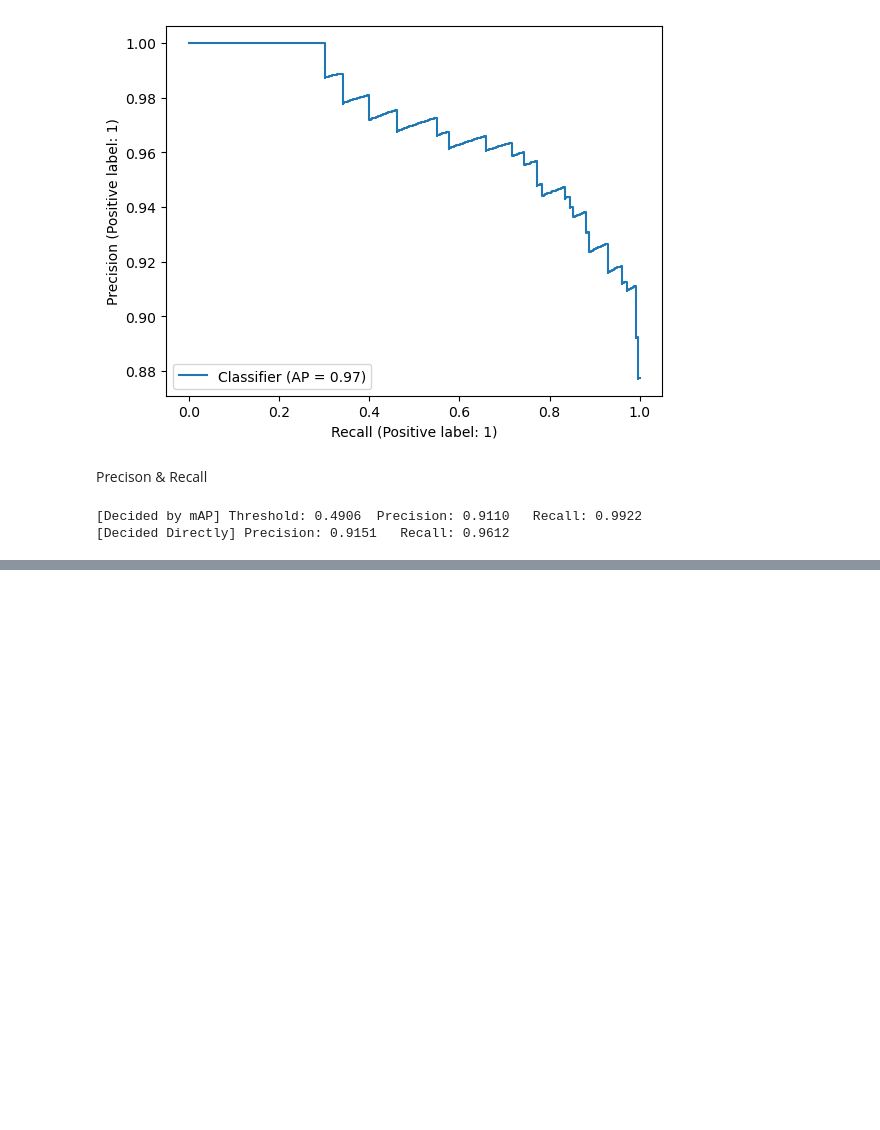
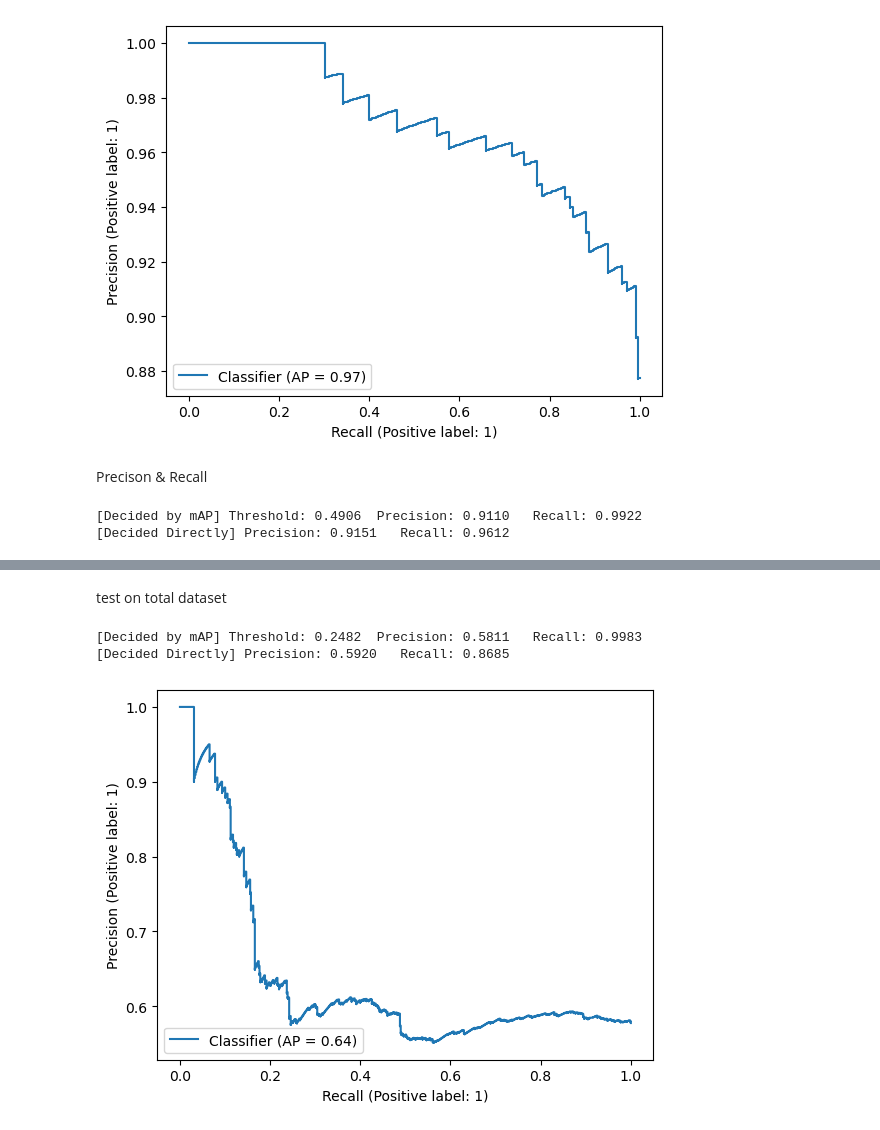
Before and after one commit to EhabWilson/PRML_stairsdetection, a Jupyter notebook: train_svm.ipynb, the cells around one changed output, grey strips where cells are left out. Cells and saved outputs as stored; diff of their text form; code cells hidden in the pictures; blank space fills up the shorter version.

```diff
--- a/train_svm.ipynb
+++ b/train_svm.ipynb
@@ -135,0 +138,26 @@ print(f"[Decided Directly] Precision: {precision_score(labels_test, labels_pred)
+# %%
+from pathlib import Path
+
+def load_data_from_dir(data_dir):
+
+    imgs = []
+    labels = []
+
+    for img_path in Path(data_dir).rglob('*.jpg'):
+        img_path = str(img_path)
+        label = 0 if 'no_stairs' in img_path else 1
+        imgs.append(img_path)
+        labels.append(label)
+
+    # images to array
+    imgs = [transform(img) for img in imgs]
+    imgs = [np.array(img).reshape(-1) / 255 - 0.5 for img in imgs]    # zero mean
+
+    return np.array(imgs), np.array(labels)
+# %%
+ROOT = os.path.join("..", "dataset", "tsinghua")
+scene1_imgs_test, scene1_labels_test = load_data_from_dir(os.path.join(ROOT, "scene1"))
+scene2_imgs_test, scene2_labels_test = load_data_from_dir(os.path.join(ROOT, "scene2"))
+scene3_imgs_test, scene3_labels_test = load_data_from_dir(os.path.join(ROOT, "scene3"))
+scene4_imgs_test, scene4_labels_test = load_data_from_dir(os.path.join(ROOT, "scene4"))
+scene5_imgs_test, scene5_labels_test = load_data_from_dir(os.path.join(ROOT, "scene5"))
@@ -135,0 +189,21 @@ print(f"[Decided Directly] Precision: {precision_score(labels_test, labels_pred)
+# %% [markdown]
+test on total dataset
+# %%
+tsinghua_imgs = np.concatenate((scene1_imgs_test, scene2_imgs_test, scene3_imgs_test, scene4_imgs_test, scene5_imgs_test))
+tsinghua_labels = np.concatenate((scene1_labels_test, scene2_labels_test, scene3_labels_test, scene4_labels_test, scene5_labels_test))
+
+# mAP curve
+prob_pred = model.predict_proba(tsinghua_imgs)[:, 1]
+PrecisionRecallDisplay.from_predictions(tsinghua_labels, prob_pred)
+
+# precision and recall
+precision, recall, thresholds = precision_recall_curve(tsinghua_labels, prob_pred, pos_label=1)
+f1 = 2 * precision * recall / (precision + recall)
+index = np.argmax(f1)
+print(f"[Decided by mAP] Threshold: {thresholds[index]:.4f}  Precision: {precision[index]:.4f}   Recall: {recall[index]:.4f}")
+labels_pred = model.predict(tsinghua_imgs)
+print(f"[Decided Directly] Precision: {precision_score(tsinghua_labels, labels_pred):.4f}   Recall: {recall_score(tsinghua_labels, labels_pred):.4f}")
+# %% [output]
+[Decided by mAP] Threshold: 0.2482  Precision: 0.5811   Recall: 0.9983
+[Decided Directly] Precision: 0.5920   Recall: 0.8685
+[figure, added]
```
Also changed, not shown: parts of 4 cells of this notebook, 1 other file.
